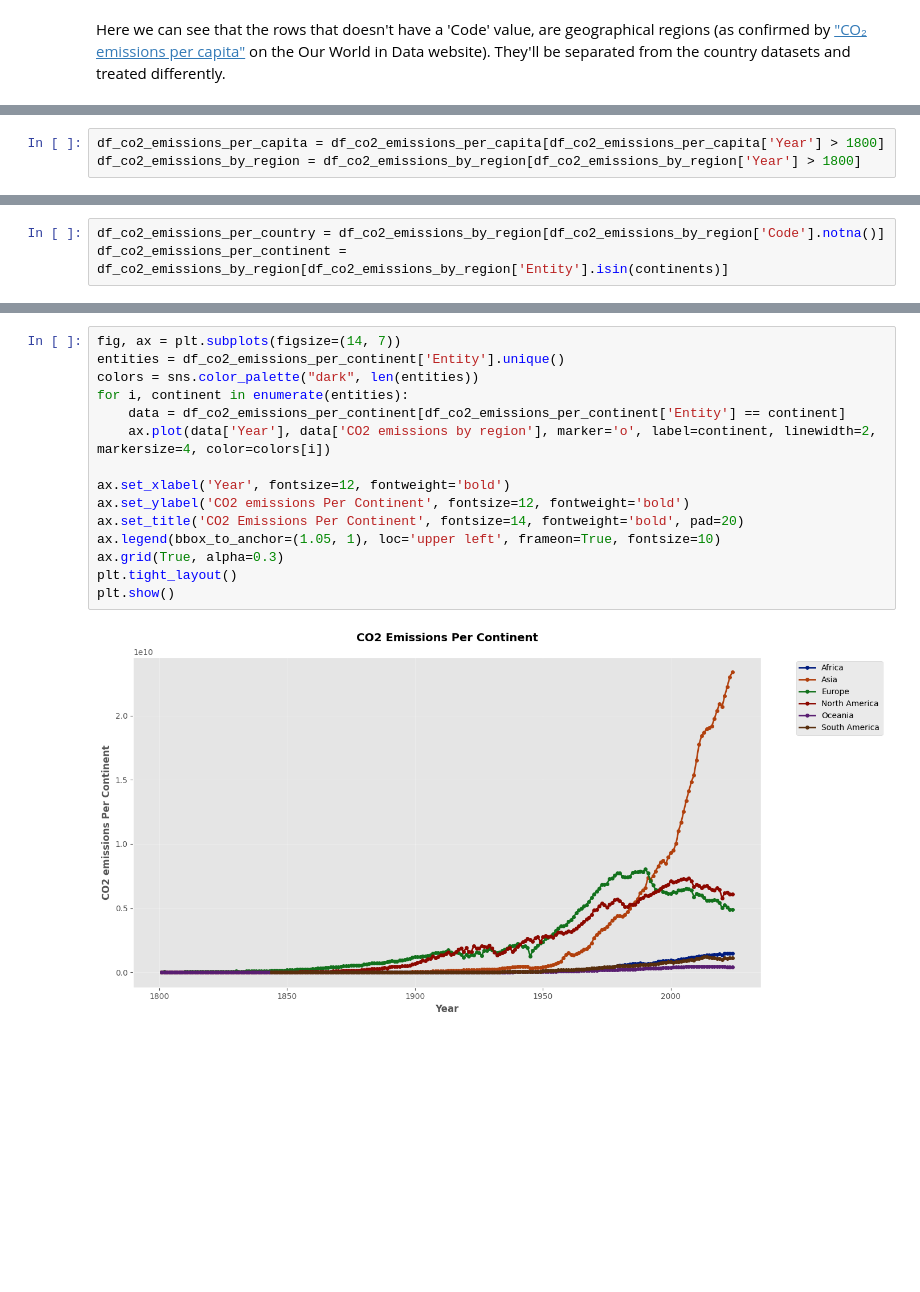
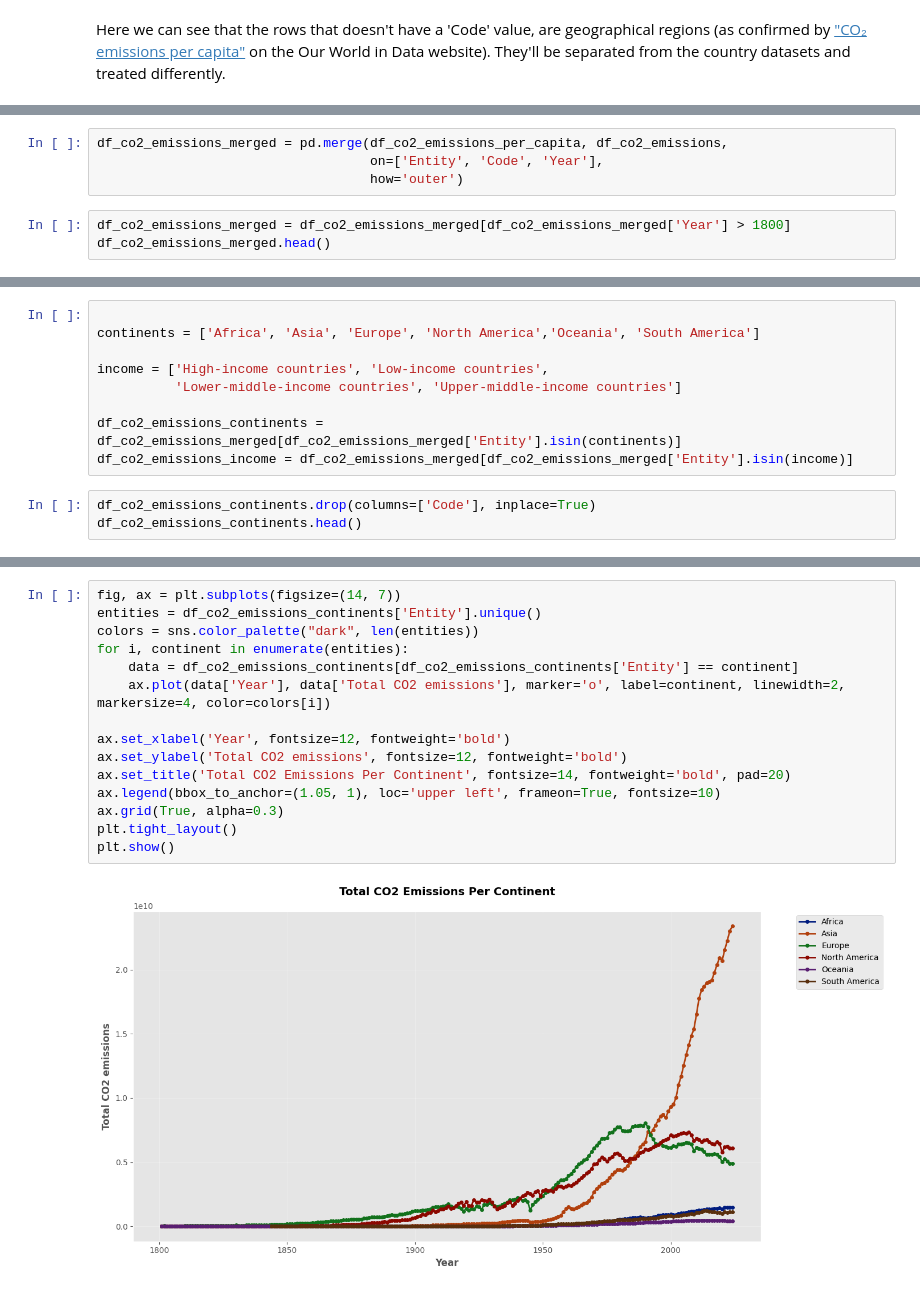
Before and after one commit to martinadep/co2_emissions_data_mining, a Jupyter notebook: raw_co2_emissions.ipynb, the cells around one changed output, grey strips where cells are left out. Drawn from its saved outputs; the diff is of its cells as text; blank space fills up the shorter version.

```diff
--- a/raw_co2_emissions.ipynb
+++ b/raw_co2_emissions.ipynb
@@ -143,5 +148,9 @@ df_co2_emissions_per_capita.columns
 # %% [output]
 Index(['Entity', 'Code', 'Year', 'CO2 emissions per capita'], dtype='str')
+# %%
+df_co2_emissions_merged = pd.merge(df_co2_emissions_per_capita, df_co2_emissions,
+                                   on=['Entity', 'Code', 'Year'],
+                                   how='outer')
 # %%
-df_co2_emissions_per_capita = df_co2_emissions_per_capita[df_co2_emissions_per_capita['Year'] > 1800]
-df_co2_emissions_by_region = df_co2_emissions_by_region[df_co2_emissions_by_region['Year'] > 1800]
+df_co2_emissions_merged = df_co2_emissions_merged[df_co2_emissions_merged['Year'] > 1800]
+df_co2_emissions_merged.head()
@@ -175,3 +184,12 @@ df_co2_emissions_per_capita_by_income = df_co2_emissions_per_capita_by_region[
+# %%
+
+continents = ['Africa', 'Asia', 'Europe', 'North America','Oceania', 'South America']
+
+income = ['High-income countries', 'Low-income countries',
+          'Lower-middle-income countries', 'Upper-middle-income countries']
+
+df_co2_emissions_continents = df_co2_emissions_merged[df_co2_emissions_merged['Entity'].isin(continents)]
+df_co2_emissions_income = df_co2_emissions_merged[df_co2_emissions_merged['Entity'].isin(income)]
 # %%
-df_co2_emissions_per_country = df_co2_emissions_by_region[df_co2_emissions_by_region['Code'].notna()]
-df_co2_emissions_per_continent = df_co2_emissions_by_region[df_co2_emissions_by_region['Entity'].isin(continents)]
+df_co2_emissions_continents.drop(columns=['Code'], inplace=True)
+df_co2_emissions_continents.head()
@@ -193,18 +232,18 @@ Index(['Entity', 'Code', 'Year', 'CO2 emissions by region'], dtype='str')
 # %%
 fig, ax = plt.subplots(figsize=(14, 7))
-entities = df_co2_emissions_per_continent['Entity'].unique()
+entities = df_co2_emissions_continents['Entity'].unique()
 colors = sns.color_palette("dark", len(entities))
 for i, continent in enumerate(entities):
-    data = df_co2_emissions_per_continent[df_co2_emissions_per_continent['Entity'] == continent]
-    ax.plot(data['Year'], data['CO2 emissions by region'], marker='o', label=continent, linewidth=2, markersize=4, color=colors[i])
+    data = df_co2_emissions_continents[df_co2_emissions_continents['Entity'] == continent]
+    ax.plot(data['Year'], data['Total CO2 emissions'], marker='o', label=continent, linewidth=2, markersize=4, color=colors[i])
 
 ax.set_xlabel('Year', fontsize=12, fontweight='bold')
-ax.set_ylabel('CO2 emissions Per Continent', fontsize=12, fontweight='bold')
-ax.set_title('CO2 Emissions Per Continent', fontsize=14, fontweight='bold', pad=20)
+ax.set_ylabel('Total CO2 emissions', fontsize=12, fontweight='bold')
+ax.set_title('Total CO2 Emissions Per Continent', fontsize=14, fontweight='bold', pad=20)
 ax.legend(bbox_to_anchor=(1.05, 1), loc='upper left', frameon=True, fontsize=10)
 ax.grid(True, alpha=0.3)
 plt.tight_layout()
 plt.show()
 # %% [output]
-[figure, old version]
+[figure, new version]
 # %% [markdown]
```
Also changed, not shown: parts of 33 cells of this notebook, 13 other files.
